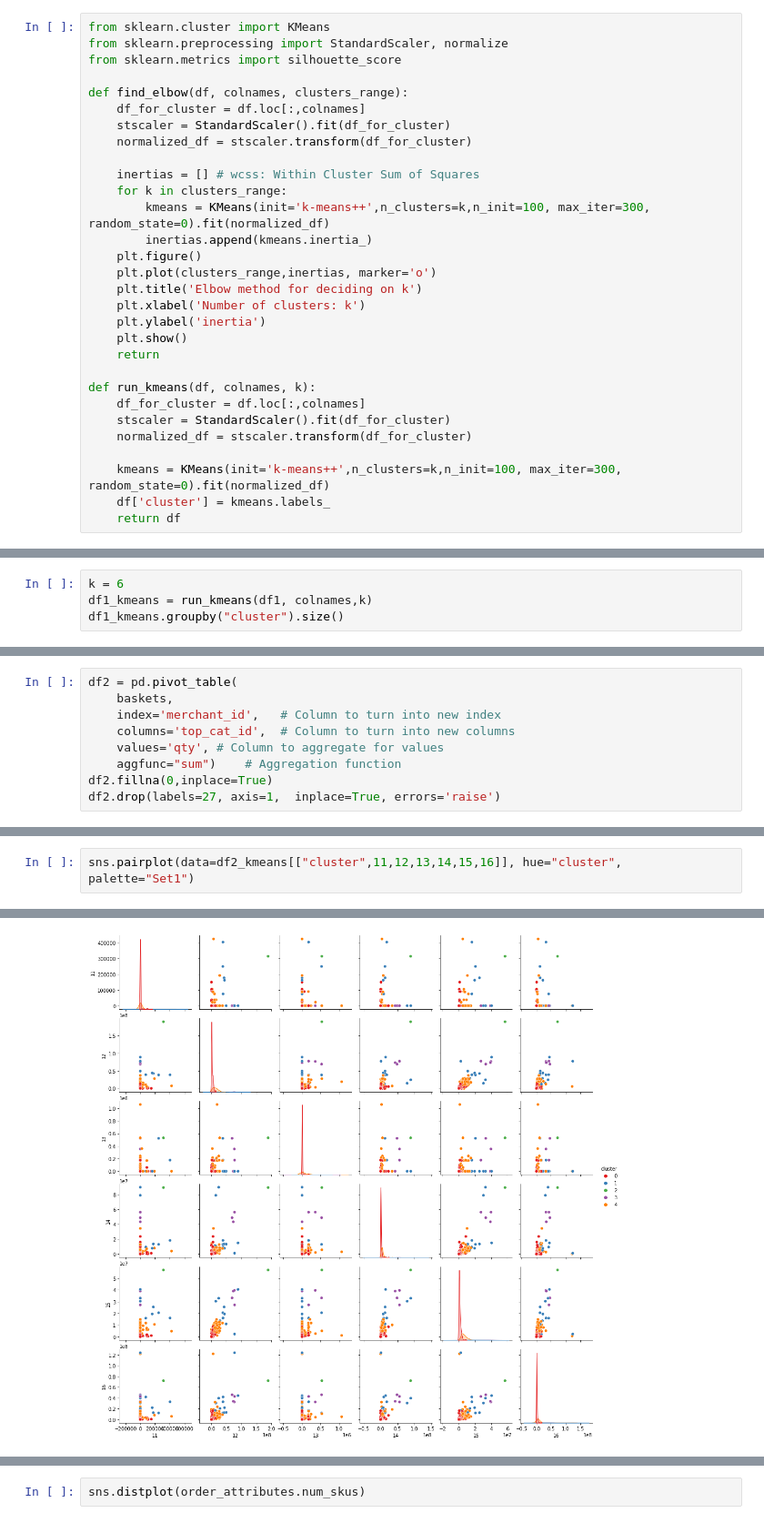
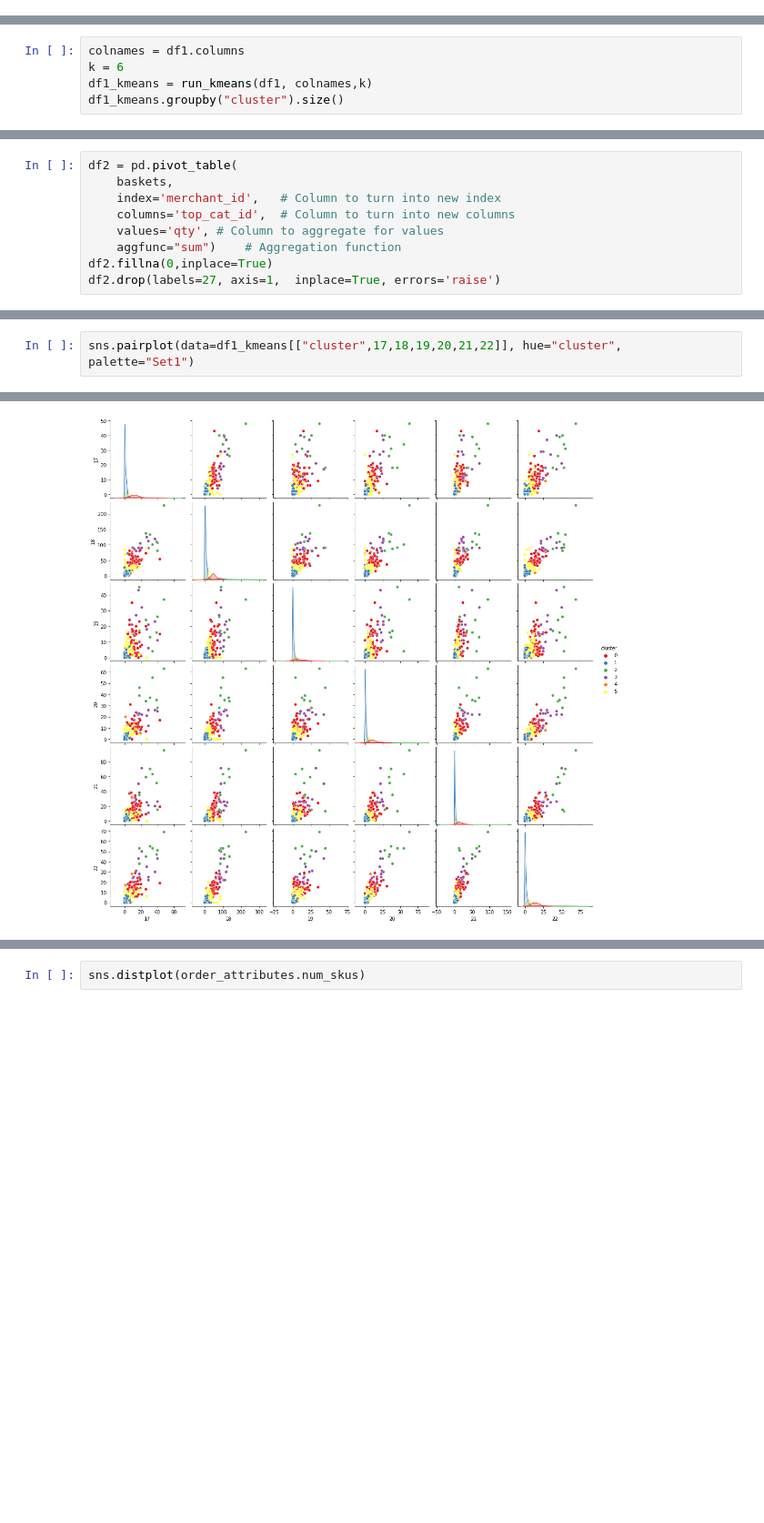
Before and after one commit to yingli/datasciencelifecycle, a Jupyter notebook: sample_code/NB10.ipynb, the cells around one changed output, grey strips where cells are left out. Shown at 91% size. Saved outputs shown, nothing was run; the diff lists cells and outputs as text; blank space fills up the shorter version.

```diff
--- a/sample_code/NB10.ipynb
+++ b/sample_code/NB10.ipynb
@@ -120,33 +30,3 @@ def make_top_cats(baskets):
-# %%
-from sklearn.cluster import KMeans
-from sklearn.preprocessing import StandardScaler, normalize
-from sklearn.metrics import silhouette_score
-
-def find_elbow(df, colnames, clusters_range):
-    df_for_cluster = df.loc[:,colnames]
-    stscaler = StandardScaler().fit(df_for_cluster)
-    normalized_df = stscaler.transform(df_for_cluster)
-
-    inertias = [] # wcss: Within Cluster Sum of Squares
-    for k in clusters_range:
-        kmeans = KMeans(init='k-means++',n_clusters=k,n_init=100, max_iter=300, random_state=0).fit(normalized_df)
-        inertias.append(kmeans.inertia_)
-    plt.figure()
-    plt.plot(clusters_range,inertias, marker='o')
-    plt.title('Elbow method for deciding on k')
-    plt.xlabel('Number of clusters: k')
-    plt.ylabel('inertia')
-    plt.show()
-    return
-
-def run_kmeans(df, colnames, k):
-    df_for_cluster = df.loc[:,colnames]
-    stscaler = StandardScaler().fit(df_for_cluster)
-    normalized_df = stscaler.transform(df_for_cluster)
-
-    kmeans = KMeans(init='k-means++',n_clusters=k,n_init=100, max_iter=300, random_state=0).fit(normalized_df)
-    df['cluster'] = kmeans.labels_
-    return df
 # %%
 dropna = True
 datecol = 'placed_at'
@@ -202,4 +71,5 @@ find_elbow(df1, colnames,clusters_range)
 # %%
+colnames = df1.columns
 k = 6
 df1_kmeans = run_kmeans(df1, colnames,k)
 df1_kmeans.groupby("cluster").size()
@@ -293,3 +180,3 @@ df2[df2["cluster"]==2]
 # %%
-sns.pairplot(data=df2_kmeans[["cluster",11,12,13,14,15,16]], hue="cluster", palette="Set1")
+sns.pairplot(data=df1_kmeans[["cluster",17,18,19,20,21,22]], hue="cluster", palette="Set1")
 # %% [output]
@@ -301 +184 @@ distutils Version classes are deprecated. Use packaging.version instead.
-[figure, old version]
+[figure, new version]
```
Also changed, not shown: parts of 30 cells of this notebook, 1 other file.
